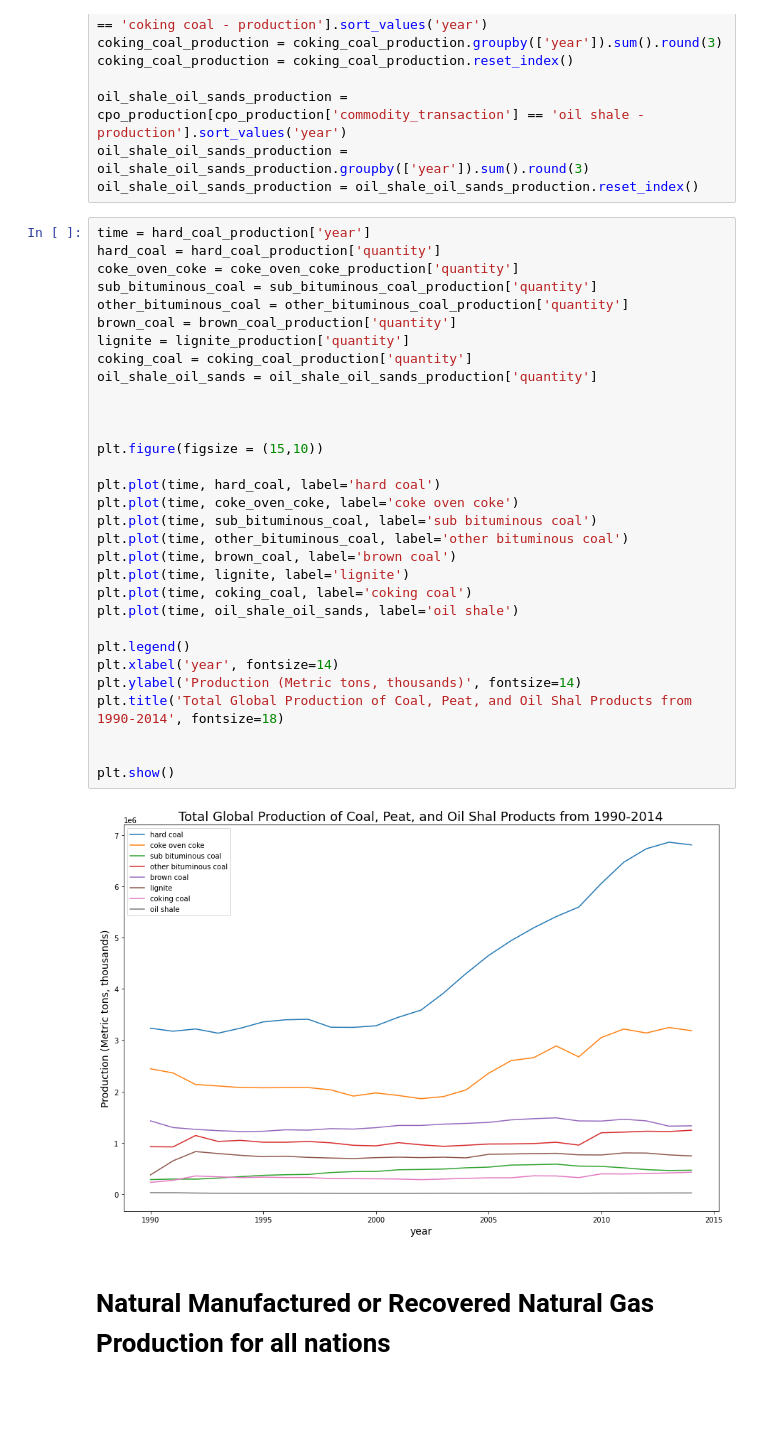
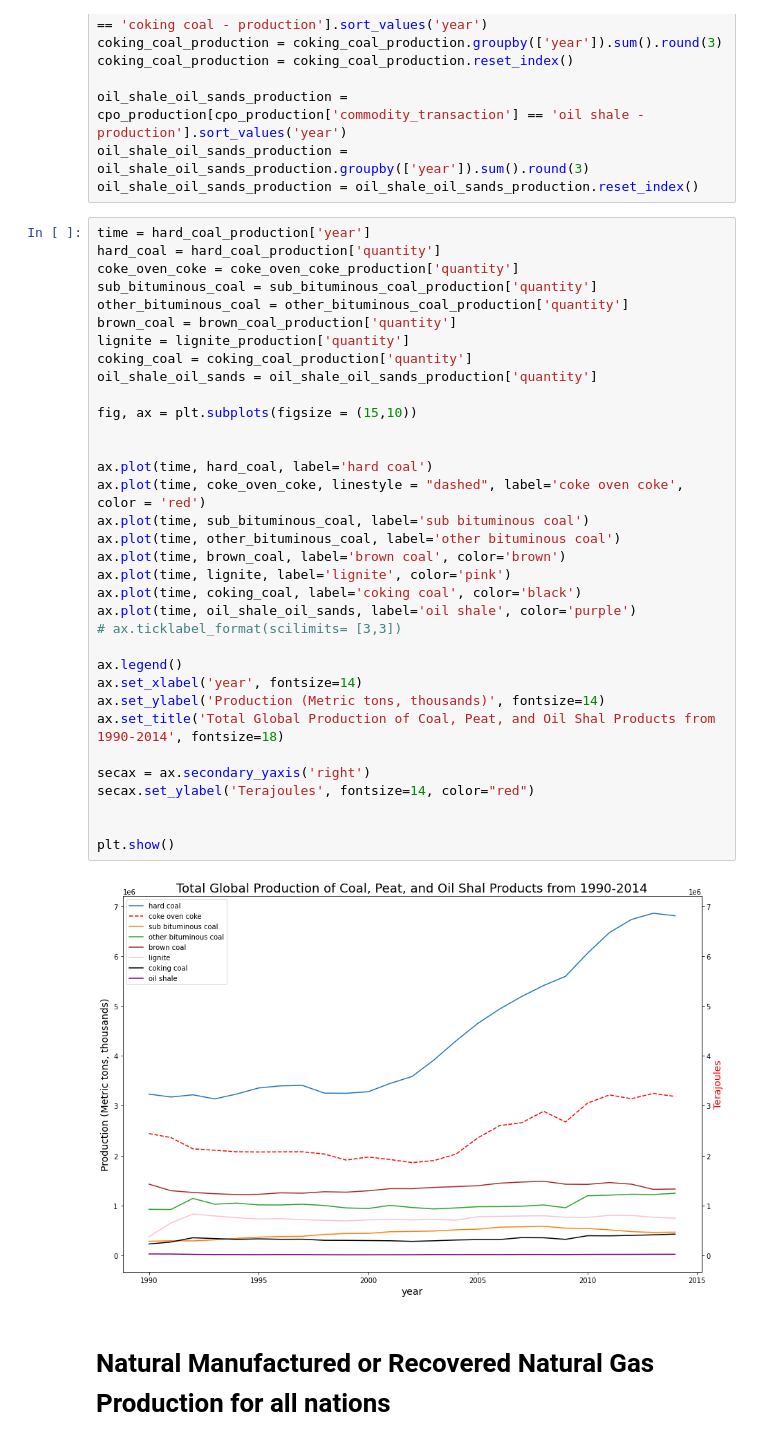
Before and after one commit to philipayazi/International-Energy-Statistics, a Jupyter notebook: International_Energy_Statistics.ipynb, the cells around one changed output. Drawn from its saved outputs; the diff is of its cells as text; blank space fills up the shorter version.

```diff
--- a/International_Energy_Statistics.ipynb
+++ b/International_Energy_Statistics.ipynb
@@ -443,36 +429,39 @@ oil_shale_oil_sands_production = oil_shale_oil_sands_production.reset_index()
 # %%
 time = hard_coal_production['year']
 hard_coal = hard_coal_production['quantity']
 coke_oven_coke = coke_oven_coke_production['quantity']
 sub_bituminous_coal = sub_bituminous_coal_production['quantity']
 other_bituminous_coal = other_bituminous_coal_production['quantity']
 brown_coal = brown_coal_production['quantity']
 lignite = lignite_production['quantity']
 coking_coal = coking_coal_production['quantity']
 oil_shale_oil_sands = oil_shale_oil_sands_production['quantity']
 
+fig, ax = plt.subplots(figsize = (15,10))
 
 
-plt.figure(figsize = (15,10))
+ax.plot(time, hard_coal, label='hard coal')
+ax.plot(time, coke_oven_coke, linestyle = "dashed", label='coke oven coke', color = 'red')
+ax.plot(time, sub_bituminous_coal, label='sub bituminous coal')
+ax.plot(time, other_bituminous_coal, label='other bituminous coal')
+ax.plot(time, brown_coal, label='brown coal', color='brown')
+ax.plot(time, lignite, label='lignite', color='pink')
+ax.plot(time, coking_coal, label='coking coal', color='black')
+ax.plot(time, oil_shale_oil_sands, label='oil shale', color='purple')
+# ax.ticklabel_format(scilimits= [3,3])
 
-plt.plot(time, hard_coal, label='hard coal')
-plt.plot(time, coke_oven_coke, label='coke oven coke')
-plt.plot(time, sub_bituminous_coal, label='sub bituminous coal')
-plt.plot(time, other_bituminous_coal, label='other bituminous coal')
-plt.plot(time, brown_coal, label='brown coal')
-plt.plot(time, lignite, label='lignite')
-plt.plot(time, coking_coal, label='coking coal')
-plt.plot(time, oil_shale_oil_sands, label='oil shale')
+ax.legend()
+ax.set_xlabel('year', fontsize=14)
+ax.set_ylabel('Production (Metric tons, thousands)', fontsize=14)
+ax.set_title('Total Global Production of Coal, Peat, and Oil Shal Products from 1990-2014', fontsize=18)
 
-plt.legend()
-plt.xlabel('year', fontsize=14)
-plt.ylabel('Production (Metric tons, thousands)', fontsize=14)
-plt.title('Total Global Production of Coal, Peat, and Oil Shal Products from 1990-2014', fontsize=18)
+secax = ax.secondary_yaxis('right')
+secax.set_ylabel('Terajoules', fontsize=14, color="red")
 
 
 plt.show()
 # %% [output]
-[figure, old version]
+[figure, new version]
 # %% [markdown]
 # Natural Manufactured or Recovered Natural Gas Production for all nations
 # %%
```
Also changed, not shown: parts of 7 cells of this notebook.
